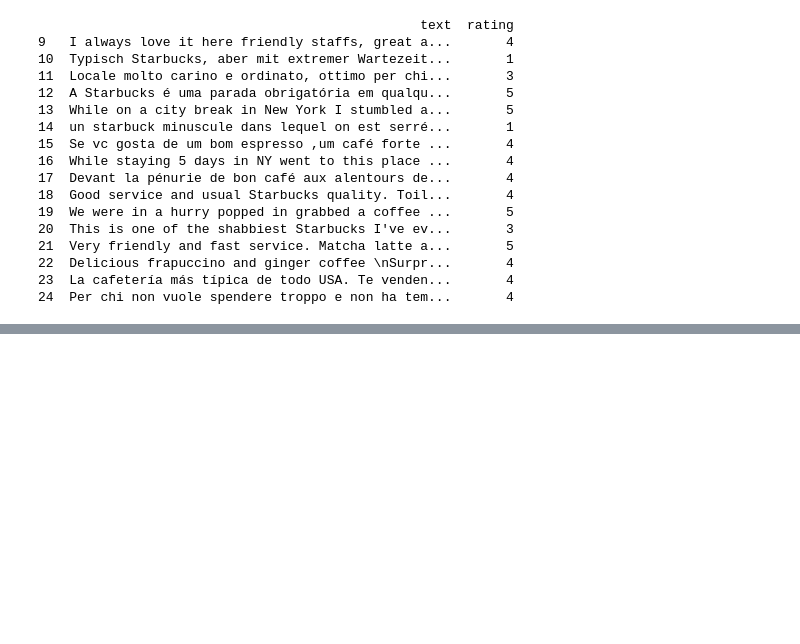
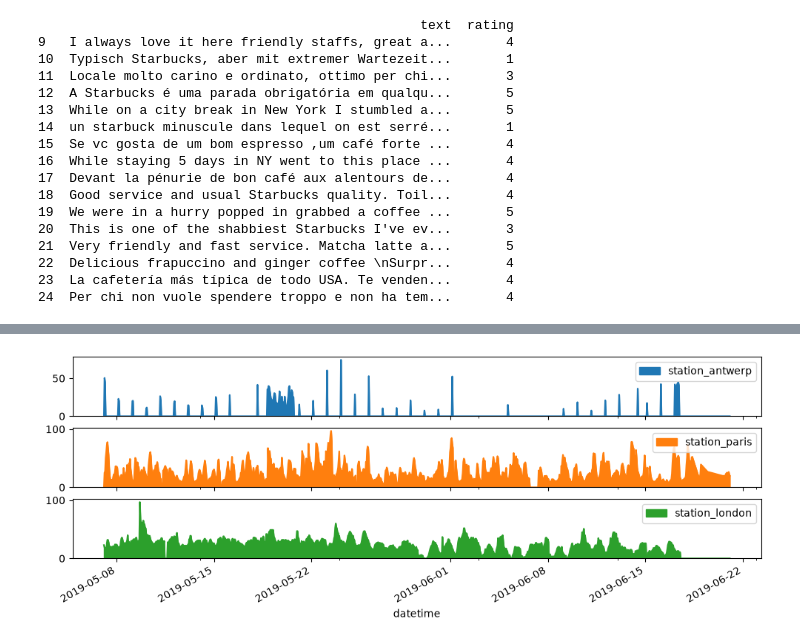
Before and after one commit to Muelvzz/pandas-personal-study, a Jupyter notebook: main.ipynb, the cells around one changed output, grey strips where cells are left out. Cells and saved outputs as stored; diff of their text form; code cells hidden in the pictures; blank space fills up the shorter version.

```diff
--- a/main.ipynb
+++ b/main.ipynb
@@ -200,0 +238,9 @@ print(selected)
+# %%
+# How to create each columns a subplot
+
+numeric_columns = air_quality_review.select_dtypes(include="number").columns
+
+axs = air_quality_review.set_index("datetime")[numeric_columns].plot.area(figsize=(12, 4), subplots=True)
+plt.show()
+# %% [output]
+[figure, added]
```
Also changed, not shown: parts of 6 cells of this notebook, 4 other files.
